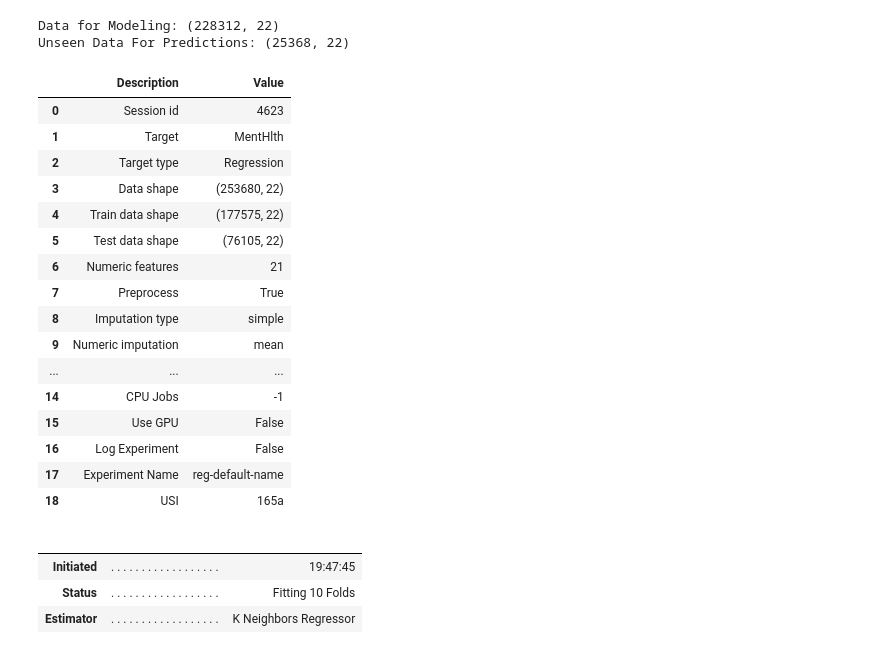
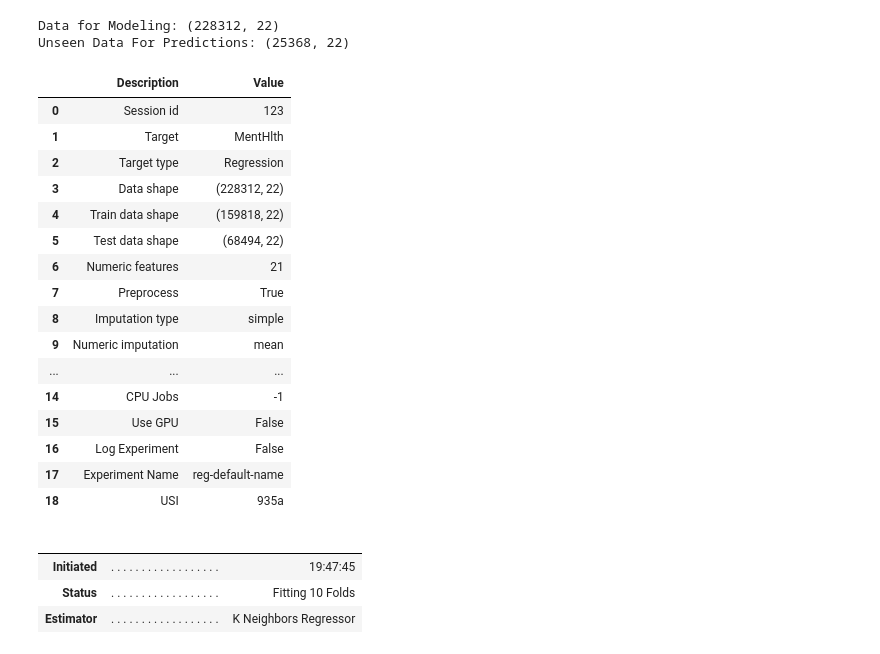
Before and after one commit to UC-Healthcare/Healthcare_Analysis, a Jupyter notebook: Testing_Models.ipynb, the cells around one changed output. Drawn from its saved outputs; the diff is of its cells as text; code cells hidden in the pictures.

```diff
--- a/Testing_Models.ipynb
+++ b/Testing_Models.ipynb
@@ -26,18 +26,16 @@ print('Unseen Data For Predictions: ' + str(data_unseen.shape))
 Data for Modeling: (228312, 22)
 Unseen Data For Predictions: (25368, 22)
 # %%
-#
-exp_reg101 = setup(data = df,
-                   target = 'MentHlth')
-# ignore_features = ['listing image','listing url','full address','zipcode']
+# Initialization setup
+exp_clf101 = setup(data = data, target = 'MentHlth', session_id=123)
 # %% [output]
 |  | Description | Value |
-| 0 | Session id | 4623 |
+| 0 | Session id | 123 |
 | 1 | Target | MentHlth |
 | 2 | Target type | Regression |
-| 3 | Data shape | (253680, 22) |
-| 4 | Train data shape | (177575, 22) |
-| 5 | Test data shape | (76105, 22) |
+| 3 | Data shape | (228312, 22) |
+| 4 | Train data shape | (159818, 22) |
+| 5 | Test data shape | (68494, 22) |
 | 6 | Numeric features | 21 |
 | 7 | Preprocess | True |
 | 8 | Imputation type | simple |
@@ -47,5 +45,5 @@ exp_reg101 = setup(data = df,
 | 15 | Use GPU | False |
 | 16 | Log Experiment | False |
 | 17 | Experiment Name | reg-default-name |
-| 18 | USI | 165a |
+| 18 | USI | 935a |
 # %%
```
Also changed, not shown: parts of 10 cells of this notebook.
